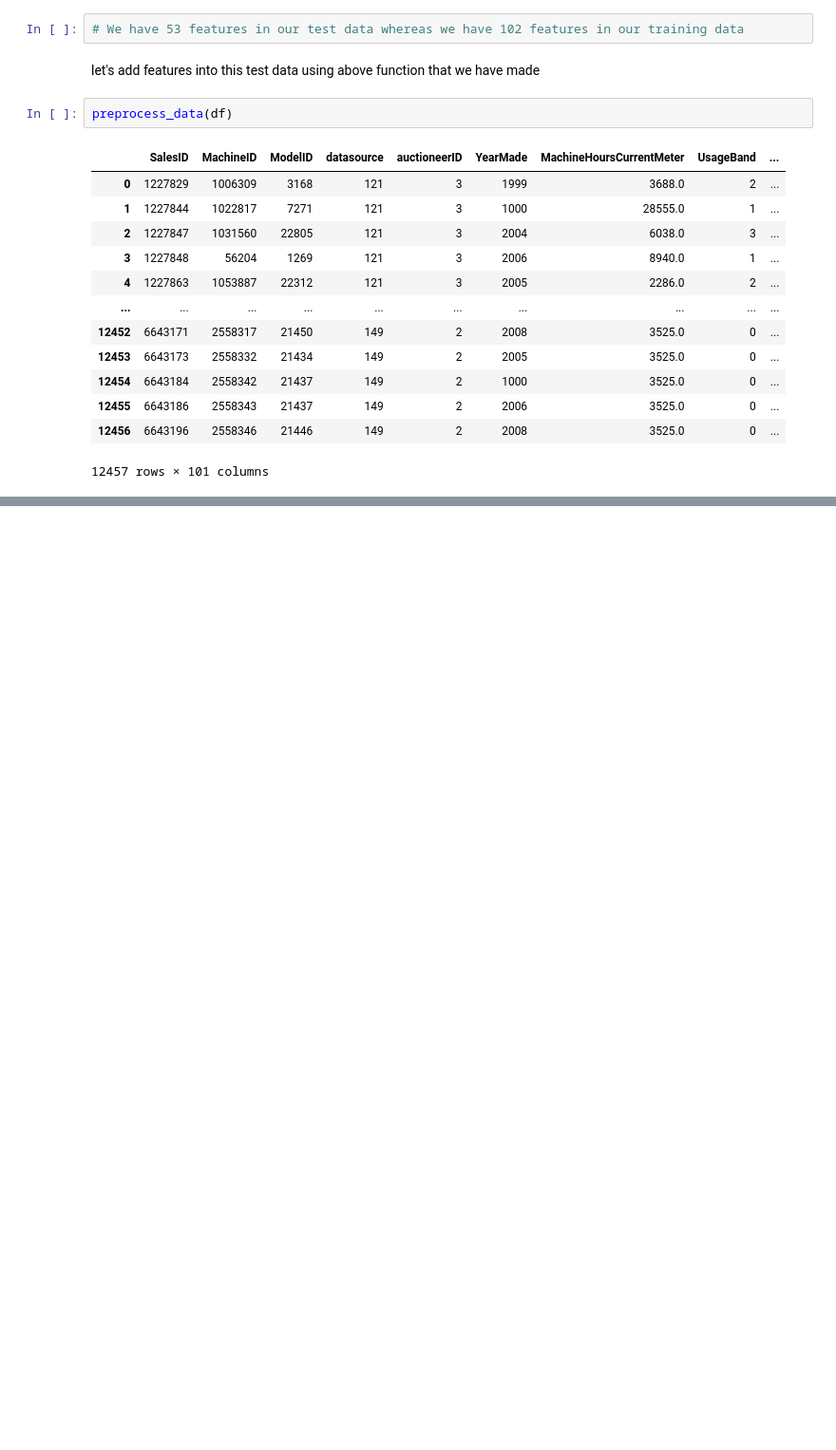
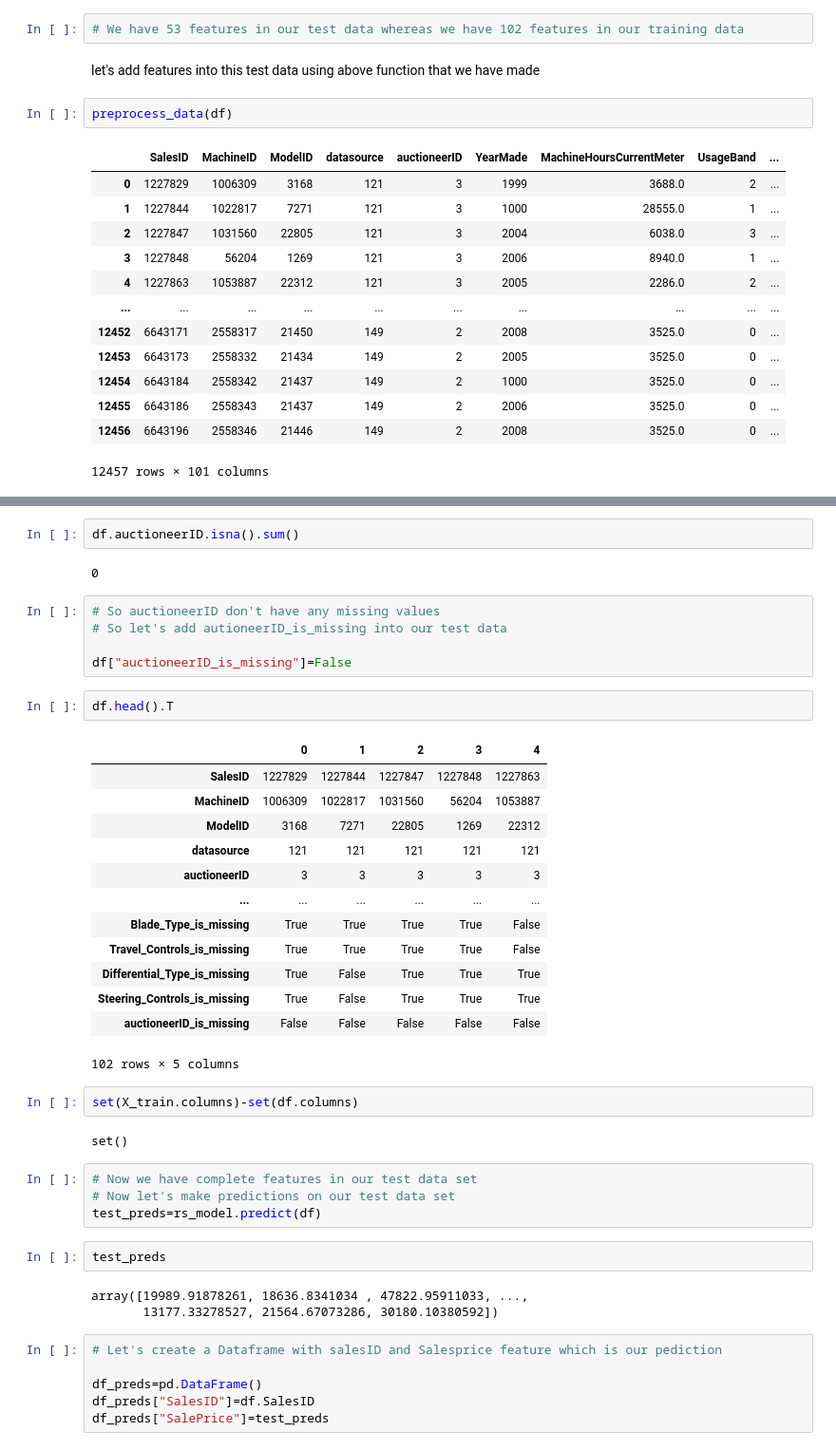
Before and after one commit to aryatomarAI/Machine-learning-and-data-science, a Jupyter notebook: Machine-Learning-Regression-Project/Bluebook-Bulldozer-Machine-Learning-Project.ipynb, the cells around one changed output, grey strips where cells are left out. Shown: that part at 95% size. Cells and saved outputs as stored; diff of their text form; blank space fills up the shorter version.

Commit message:
Predicting SalesPrice of Bulldozer on test data using RandomizedSearchCV model

```diff
--- a/Machine-Learning-Regression-Project/Bluebook-Bulldozer-Machine-Learning-Project.ipynb
+++ b/Machine-Learning-Regression-Project/Bluebook-Bulldozer-Machine-Learning-Project.ipynb
@@ -937,0 +938,44 @@ set(X_train.columns)-set(df.columns)
+# %%
+df.auctioneerID.isna().sum()
+# %% [output]
+0
+# %%
+# So auctioneerID don't have any missing values
+# So let's add autioneerID_is_missing into our test data
+
+df["auctioneerID_is_missing"]=False
+# %%
+df.head().T
+# %% [output]
+|  | 0 | 1 | 2 | 3 | 4 |
+| SalesID | 1227829 | 1227844 | 1227847 | 1227848 | 1227863 |
+| MachineID | 1006309 | 1022817 | 1031560 | 56204 | 1053887 |
+| ModelID | 3168 | 7271 | 22805 | 1269 | 22312 |
+| datasource | 121 | 121 | 121 | 121 | 121 |
+| auctioneerID | 3 | 3 | 3 | 3 | 3 |
+| ... | ... | ... | ... | ... | ... |
+| Blade_Type_is_missing | True | True | True | True | False |
+| Travel_Controls_is_missing | True | True | True | True | False |
+| Differential_Type_is_missing | True | False | True | True | True |
+| Steering_Controls_is_missing | True | False | True | True | True |
+| auctioneerID_is_missing | False | False | False | False | False |
+102 rows × 5 columns
+# %%
+set(X_train.columns)-set(df.columns)
+# %% [output]
+set()
+# %%
+# Now we have complete features in our test data set
+# Now let's make predictions on our test data set
+test_preds=rs_model.predict(df)
+# %%
+test_preds
+# %% [output]
+array([19989.91878261, 18636.8341034 , 47822.95911033, ...,
+       13177.33278527, 21564.67073286, 30180.10380592])
+# %%
+# Let's create a Dataframe with salesID and Salesprice feature which is our pediction
+
+df_preds=pd.DataFrame()
+df_preds["SalesID"]=df.SalesID
+df_preds["SalePrice"]=test_preds
```
Also changed, not shown: parts of 3 cells of this notebook.
